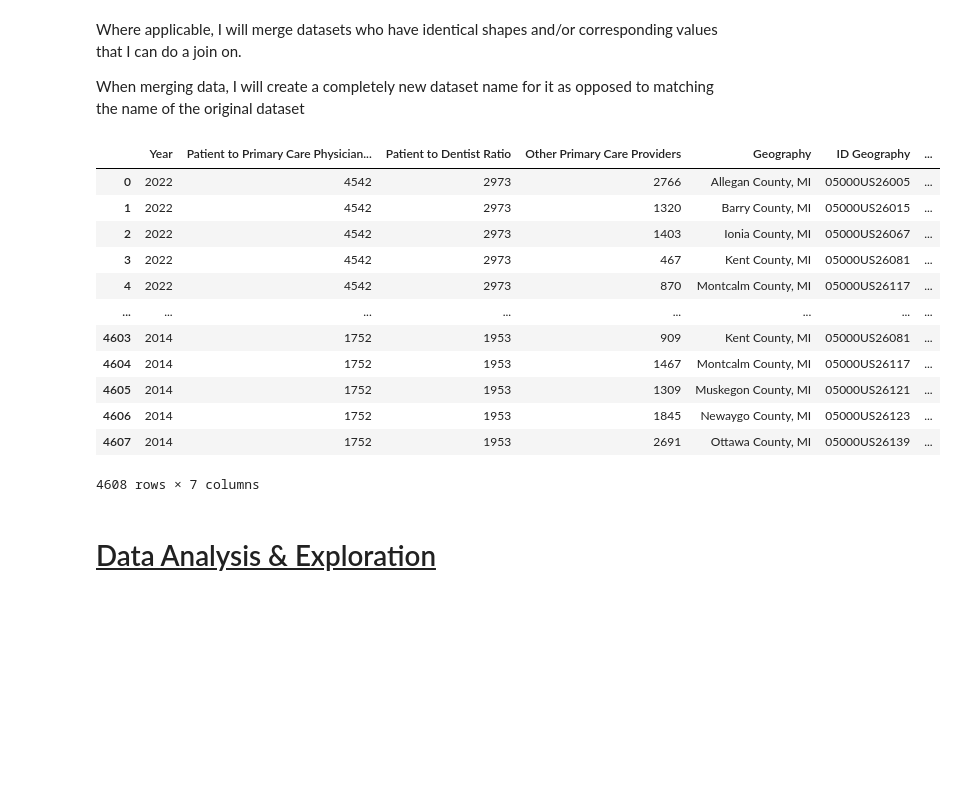
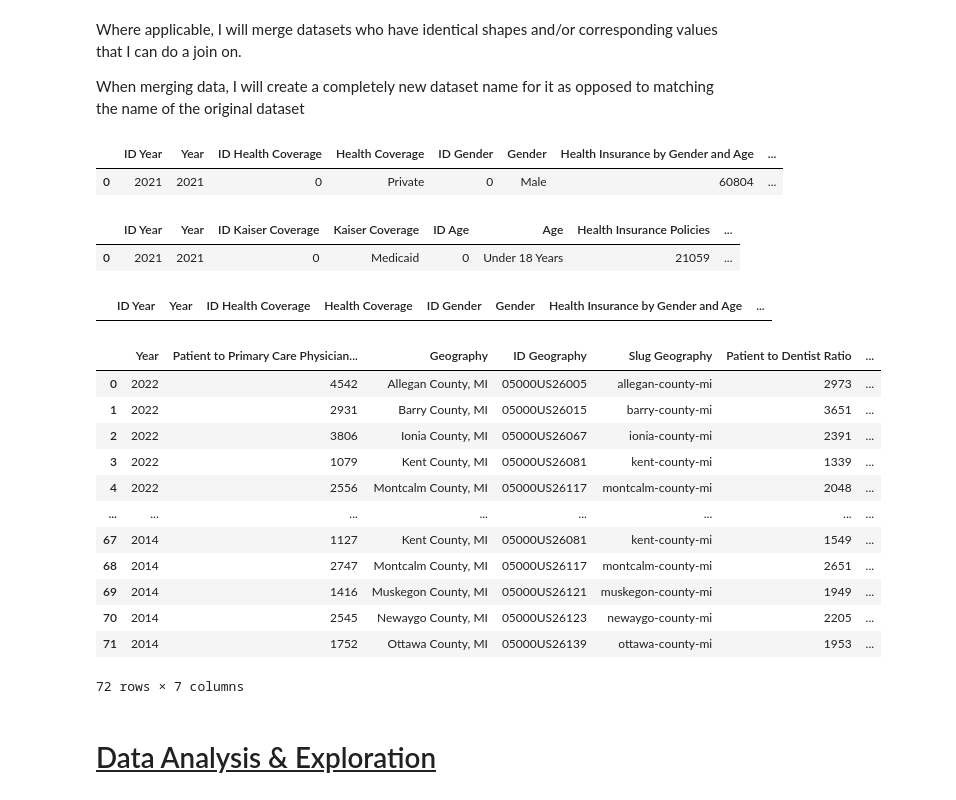
Before and after one commit to lafeirjo/City_Of_Grand_Rapids_Social_Impact, a Jupyter notebook: Datasets/Health Data/Health_Data_Sandbox.ipynb, the cells around one changed output. Cells and saved outputs as stored; diff of their text form; code cells hidden in the pictures; blank space fills up the shorter version.

```diff
--- a/Datasets/Health Data/Health_Data_Sandbox.ipynb
+++ b/Datasets/Health Data/Health_Data_Sandbox.ipynb
@@ -208,35 +239,53 @@ SC__Number_of_Serious_Injuries_and_Fatalities_by_Mode_20240122_cleaned
 Where applicable, I will merge datasets who have identical shapes and/or corresponding values that I can do a join on.
 
 When merging data, I will create a completely new dataset name for it as opposed to matching the name of the original dataset
+# %%
+Health_Care_Diversity.head(1)
+# %% [output]
+|  | ID Year | Year | ID Health Coverage | Health Coverage | ID Gender | Gender | Health Insurance by Gender and Age | ... |
+| 0 | 2021 | 2021 | 0 | Private | 0 | Male | 60804 | ... |
+# %%
+Health_Care_Diversity_Age_Range.head(1)
+# %% [output]
+|  | ID Year | Year | ID Kaiser Coverage | Kaiser Coverage | ID Age | Age | Health Insurance Policies | ... |
+| 0 | 2021 | 2021 | 0 | Medicaid | 0 | Under 18 Years | 21059 | ... |
+# %%
+Health_Care_Diversity = Health_Care_Diversity.merge(Health_Care_Diversity_Age_Range,how='inner')
+#Health_Care_Diversity = Health_Care_Diversity.drop(['ID Gender','ID Health Coverage','Slug Geography','ID Geography','Geography'],1)
+Health_Care_Diversity
+# %% [output]
+|  | ID Year | Year | ID Health Coverage | Health Coverage | ID Gender | Gender | Health Insurance by Gender and Age | ... |
 # %%
-#Merging Patient_to_Clinician ratios with Dentist ratios on the year column
-patient_ratios = Patient_to_Clinician_Ratios.merge(Patient_to_Dentist_Ratios, left_on='Year', right_on='Year')
+#Merging Patient_to_Clinician ratios with Dentist ratios on the year column, to create a new data frame
+patient_ratios = Patient_to_Clinician_Ratios.merge(Patient_to_Dentist_Ratios, how='inner')
+
+#Merging the new data frame with Patient_to_Other_Clinician_Ratios
+patient_ratios = patient_ratios.merge(Patient_to_Other_Clinician_Ratios, how='inner')
+
+#OMITTING THIS FOR NOW
+#V-----------------------------v
+#Merging the new data frame with Patient_to_Mental_Health_Professional_Ratios
+#patient_ratios = patient_ratios.merge(Patient_to_Mental_Health_Professional_Ratios, how='inner')
+#^-----------------------------^
 
 #Dropping redundant columns
-patient_ratios = patient_ratios.drop(['ID Year_x','Patient to Dentist Ratio Data Source Years','ID Year_y','Geography_y','ID Geography_y',
-                                      'Slug Geography_y', 'Patient to Primary Care Physician Ratio Data Source Years'],1)
-
-#Merging the new data frame with Patient_to_Other_Clinician_Ratios
-patient_ratios = patient_ratios.merge(Patient_to_Other_Clinician_Ratios, left_on='Year',right_on='Year')
-
-#Dropping additional redundant columns
-patient_ratios = patient_ratios.drop(['ID Year','Geography_x','ID Geography_x','Slug Geography_x','Other Primary Care Providers Data Source Years'],1)
+patient_ratios = patient_ratios.drop(['Patient to Dentist Ratio Data Source Years','Other Primary Care Providers Data Source Years','Patient to Primary Care Physician Ratio Data Source Years','ID Year'],1)
 
 patient_ratios
 # %% [output]
-|  | Year | Patient to Primary Care Physician... | Patient to Dentist Ratio | Other Primary Care Providers | Geography | ID Geography | ... |
-| 0 | 2022 | 4542 | 2973 | 2766 | Allegan County, MI | 05000US26005 | ... |
-| 1 | 2022 | 4542 | 2973 | 1320 | Barry County, MI | 05000US26015 | ... |
-| 2 | 2022 | 4542 | 2973 | 1403 | Ionia County, MI | 05000US26067 | ... |
-| 3 | 2022 | 4542 | 2973 | 467 | Kent County, MI | 05000US26081 | ... |
-| 4 | 2022 | 4542 | 2973 | 870 | Montcalm County, MI | 05000US26117 | ... |
+|  | Year | Patient to Primary Care Physician... | Geography | ID Geography | Slug Geography | Patient to Dentist Ratio | ... |
+| 0 | 2022 | 4542 | Allegan County, MI | 05000US26005 | allegan-county-mi | 2973 | ... |
+| 1 | 2022 | 2931 | Barry County, MI | 05000US26015 | barry-county-mi | 3651 | ... |
+| 2 | 2022 | 3806 | Ionia County, MI | 05000US26067 | ionia-county-mi | 2391 | ... |
+| 3 | 2022 | 1079 | Kent County, MI | 05000US26081 | kent-county-mi | 1339 | ... |
+| 4 | 2022 | 2556 | Montcalm County, MI | 05000US26117 | montcalm-county-mi | 2048 | ... |
 | ... | ... | ... | ... | ... | ... | ... | ... |
-| 4603 | 2014 | 1752 | 1953 | 909 | Kent County, MI | 05000US26081 | ... |
-| 4604 | 2014 | 1752 | 1953 | 1467 | Montcalm County, MI | 05000US26117 | ... |
-| 4605 | 2014 | 1752 | 1953 | 1309 | Muskegon County, MI | 05000US26121 | ... |
-| 4606 | 2014 | 1752 | 1953 | 1845 | Newaygo County, MI | 05000US26123 | ... |
-| 4607 | 2014 | 1752 | 1953 | 2691 | Ottawa County, MI | 05000US26139 | ... |
+| 67 | 2014 | 1127 | Kent County, MI | 05000US26081 | kent-county-mi | 1549 | ... |
+| 68 | 2014 | 2747 | Montcalm County, MI | 05000US26117 | montcalm-county-mi | 2651 | ... |
+| 69 | 2014 | 1416 | Muskegon County, MI | 05000US26121 | muskegon-county-mi | 1949 | ... |
+| 70 | 2014 | 2545 | Newaygo County, MI | 05000US26123 | newaygo-county-mi | 2205 | ... |
+| 71 | 2014 | 1752 | Ottawa County, MI | 05000US26139 | ottawa-county-mi | 1953 | ... |
-4608 rows × 7 columns
+72 rows × 7 columns
 # %% [markdown]
 # <u>Data Analysis & Exploration</u>
 # %% [markdown]
```
Also changed, not shown: parts of 11 cells of this notebook.
